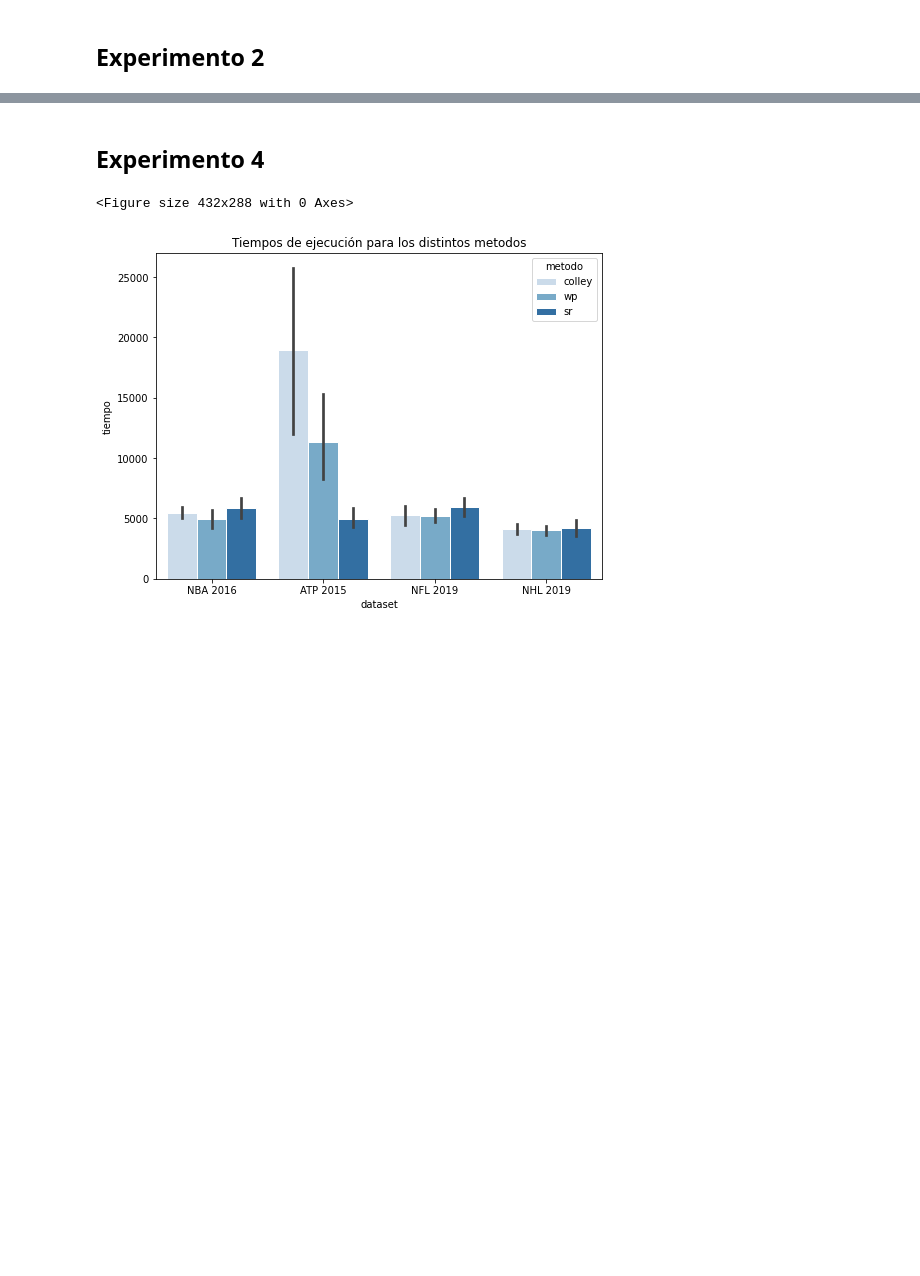
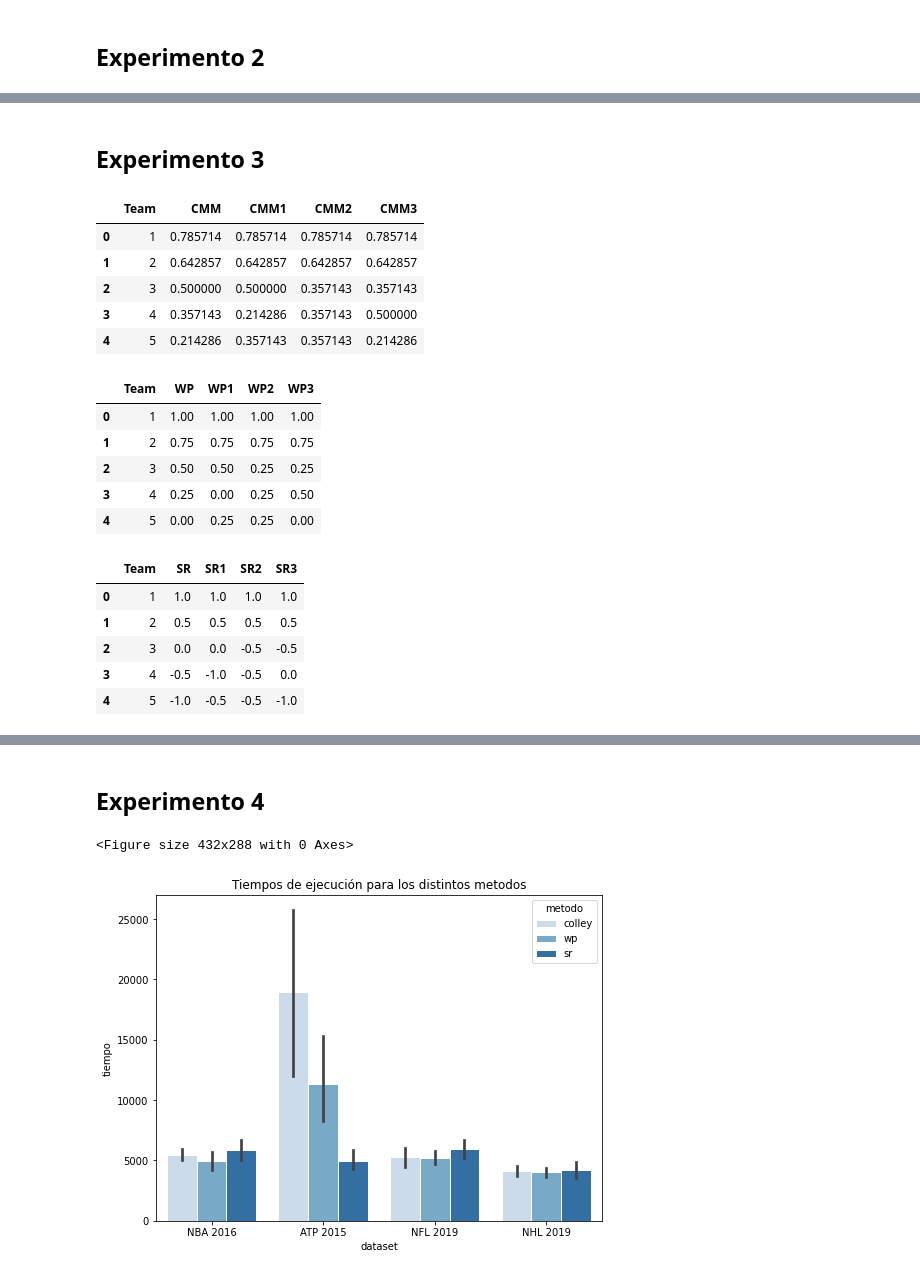
Before and after one commit to davidvenegasr/MetNum, a Jupyter notebook: tp1/experimentos/Analisis de Experimentos.ipynb, the cells around one changed output, grey strips where cells are left out. Saved outputs shown, nothing was run; the diff lists cells and outputs as text; code cells hidden in the pictures; blank space fills up the shorter version.

Commit message:
Experimento 3 terminado!

```diff
--- a/tp1/experimentos/Analisis de Experimentos.ipynb
+++ b/tp1/experimentos/Analisis de Experimentos.ipynb
@@ -288,0 +270,52 @@ Diferencias encontradas en  nhl/nhl_2019_2.out
+# %% [markdown]
+## Experimento 3
+# %%
+def exp3_chico(nro_met,nombre_met):
+    df_met =  open(f"Exp3/out/test_1.dat_{nro_met}.out", 'r').readlines()
+    df_met1 = open(f"Exp3/out/test_1_mod1_{nro_met}.out", 'r').readlines()
+    df_met2 = open(f"Exp3/out/test_1_mod2_{nro_met}.out", 'r').readlines()
+    df_met3 = open(f"Exp3/out/test_1_mod3_{nro_met}.out", 'r').readlines()
+    column_met = []
+    column_met1 = []
+    column_met2 = []
+    column_met3 = []
+    for row in df_met:
+        column_met.append(float(row))
+    for row in df_met1:
+        column_met1.append(float(row))
+    for row in df_met2:
+        column_met2.append(float(row))
+    for row in df_met3:
+        column_met3.append(float(row))
+
+    df_test = pd.DataFrame()
+    df_test.insert(0,"Team",range(1,len(column_met)+1))
+    df_test.insert(1, f"{nombre_met}",  column_met)
+    df_test.insert(2, f"{nombre_met}1", column_met1)
+    df_test.insert(3, f"{nombre_met}2", column_met2)
+    df_test.insert(4, f"{nombre_met}3", column_met3)
+
+    display(df_test)
+# %%
+exp3_chico("0","CMM")
+exp3_chico("1","WP")
+exp3_chico("2","SR")
+# %% [output]
+|  | Team | CMM | CMM1 | CMM2 | CMM3 |
+| 0 | 1 | 0.785714 | 0.785714 | 0.785714 | 0.785714 |
+| 1 | 2 | 0.642857 | 0.642857 | 0.642857 | 0.642857 |
+| 2 | 3 | 0.500000 | 0.500000 | 0.357143 | 0.357143 |
+| 3 | 4 | 0.357143 | 0.214286 | 0.357143 | 0.500000 |
+| 4 | 5 | 0.214286 | 0.357143 | 0.357143 | 0.214286 |
+|  | Team | WP | WP1 | WP2 | WP3 |
+| 0 | 1 | 1.00 | 1.00 | 1.00 | 1.00 |
+| 1 | 2 | 0.75 | 0.75 | 0.75 | 0.75 |
+| 2 | 3 | 0.50 | 0.50 | 0.25 | 0.25 |
+| 3 | 4 | 0.25 | 0.00 | 0.25 | 0.50 |
+| 4 | 5 | 0.00 | 0.25 | 0.25 | 0.00 |
+|  | Team | SR | SR1 | SR2 | SR3 |
+| 0 | 1 | 1.0 | 1.0 | 1.0 | 1.0 |
+| 1 | 2 | 0.5 | 0.5 | 0.5 | 0.5 |
+| 2 | 3 | 0.0 | 0.0 | -0.5 | -0.5 |
+| 3 | 4 | -0.5 | -1.0 | -0.5 | 0.0 |
+| 4 | 5 | -1.0 | -0.5 | -0.5 | -1.0 |
```
Also changed, not shown: parts of 6 cells of this notebook, 37 other files.
